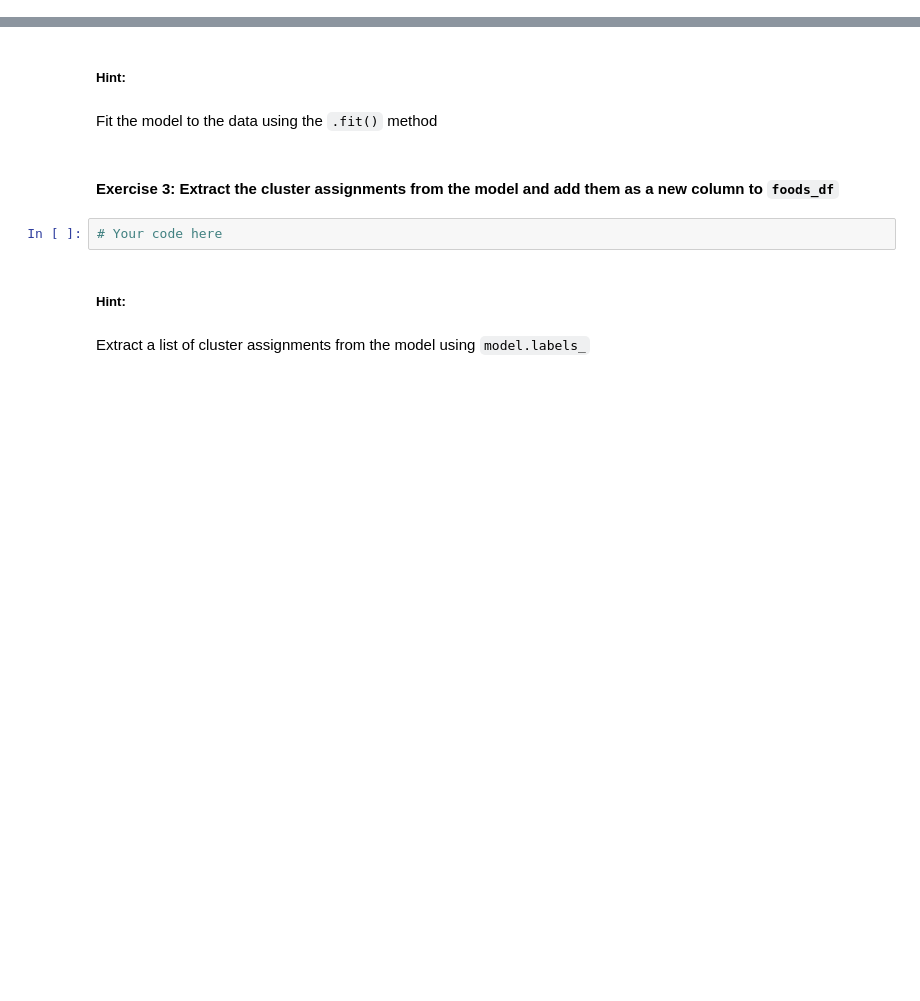
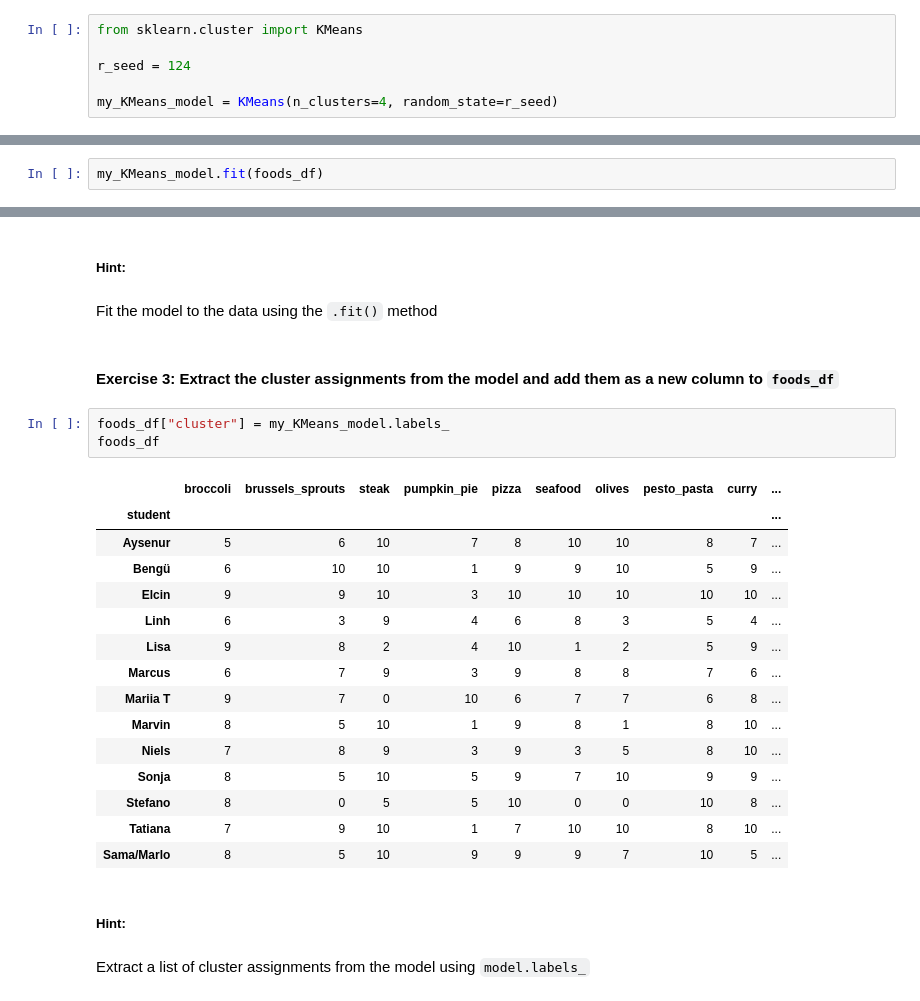
Before and after one commit to Cooljoe67/ML_DSAI, a Jupyter notebook: UML_Day_2_Warmup__K_Means.ipynb, the cells around one changed output, grey strips where cells are left out. Drawn from its saved outputs; the diff is of its cells as text; blank space fills up the shorter version.

```diff
--- a/UML_Day_2_Warmup__K_Means.ipynb
+++ b/UML_Day_2_Warmup__K_Means.ipynb
@@ -43,3 +41,9 @@ foods_df
+# %%
+from sklearn.cluster import KMeans
+
+r_seed = 124
+
+my_KMeans_model = KMeans(n_clusters=4, random_state=r_seed)
 # %% [markdown]
 ##### Hint:
 # %% [markdown]
@@ -52,0 +55,2 @@ To initialize the model we call it like a function with parameters and assign th
+# %%
+my_KMeans_model.fit(foods_df)
@@ -56,8 +62,25 @@ To initialize the model we call it like a function with parameters and assign th
 Fit the model to the data using the `.fit()` method
 # %% [markdown]
 #### Exercise 3: Extract the cluster assignments from the model and add them as a new column to `foods_df`
-# %%
-# Your code here
+# %%
+foods_df["cluster"] = my_KMeans_model.labels_
+foods_df
+# %% [output]
+|  | broccoli | brussels_sprouts | steak | pumpkin_pie | pizza | seafood | olives | pesto_pasta | curry | ... |
+| student |  |  |  |  |  |  |  |  |  | ... |
+| Aysenur | 5 | 6 | 10 | 7 | 8 | 10 | 10 | 8 | 7 | ... |
+| Bengü | 6 | 10 | 10 | 1 | 9 | 9 | 10 | 5 | 9 | ... |
+| Elcin | 9 | 9 | 10 | 3 | 10 | 10 | 10 | 10 | 10 | ... |
+| Linh | 6 | 3 | 9 | 4 | 6 | 8 | 3 | 5 | 4 | ... |
+| Lisa | 9 | 8 | 2 | 4 | 10 | 1 | 2 | 5 | 9 | ... |
+| Marcus | 6 | 7 | 9 | 3 | 9 | 8 | 8 | 7 | 6 | ... |
+| Mariia T | 9 | 7 | 0 | 10 | 6 | 7 | 7 | 6 | 8 | ... |
+| Marvin | 8 | 5 | 10 | 1 | 9 | 8 | 1 | 8 | 10 | ... |
+| Niels | 7 | 8 | 9 | 3 | 9 | 3 | 5 | 8 | 10 | ... |
+| Sonja | 8 | 5 | 10 | 5 | 9 | 7 | 10 | 9 | 9 | ... |
+| Stefano | 8 | 0 | 5 | 5 | 10 | 0 | 0 | 10 | 8 | ... |
+| Tatiana | 7 | 9 | 10 | 1 | 7 | 10 | 10 | 8 | 10 | ... |
+| Sama/Marlo | 8 | 5 | 10 | 9 | 9 | 9 | 7 | 10 | 5 | ... |
 # %% [markdown]
 ##### Hint:
 # %% [markdown]
```
Also changed, not shown: parts of 7 cells of this notebook, 1 other file.
